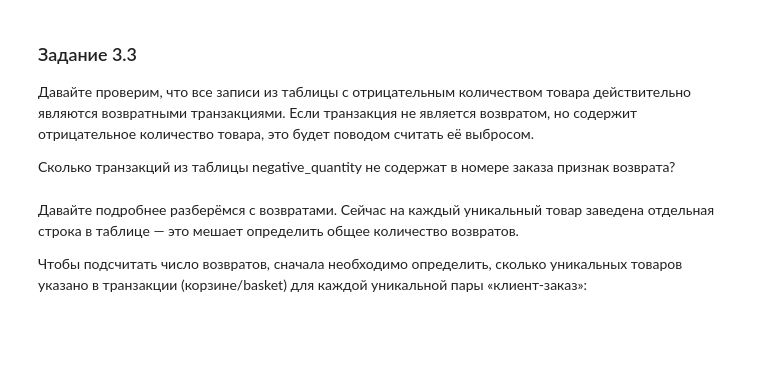
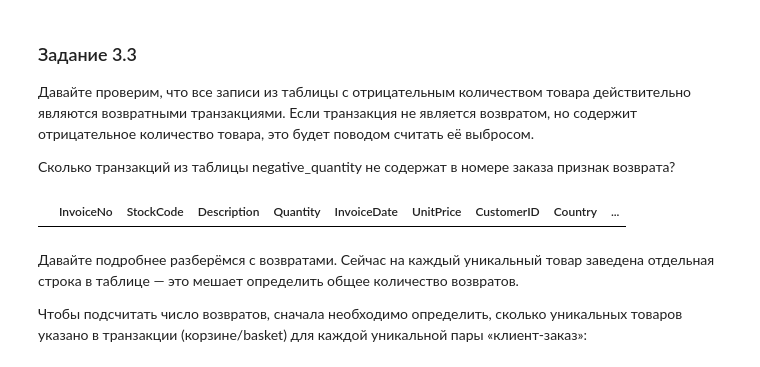
Before and after one commit to Mekhty111/Customer_Segmentation, a Jupyter notebook: Project-6. Ноутбук-шаблон.ipynb, the cells around one changed output. Saved outputs shown, nothing was run; the diff lists cells and outputs as text; code cells hidden in the pictures; blank space fills up the shorter version.

```diff
--- a/Project-6. Ноутбук-шаблон.ipynb
+++ b/Project-6. Ноутбук-шаблон.ipynb
@@ -204,3 +232,6 @@ Name: count, Length: 4070, dtype: int64
+# %%
+data.dropna(how='any', axis=0, inplace=True)
+data = data.reset_index(drop=True)
 # %% [markdown]
 ### Задание 3.2
 Следом за пропусками проверим наличие дубликатов.
@@ -208,3 +239,7 @@ Name: count, Length: 4070, dtype: int64
 1) Сколько в таблице полностью дублирующихся записей?
 
 2) Удалите дубликаты из таблицы. Сколько строк осталось?
+# %%
+data = data[~data.duplicated()]
+
+data.shape[0]
@@ -219,3 +264,9 @@ negative_quantity.head()
 Давайте проверим, что все записи из таблицы с отрицательным количеством товара действительно являются возвратными транзакциями. Если транзакция не является возвратом, но содержит отрицательное количество товара, это будет поводом считать её выбросом.
 
 Сколько транзакций из таблицы negative_quantity не содержат в номере заказа признак возврата?
+# %%
+data['cancel_or_outlier'] = np.where((data['Quantity'] < 0) & (('C' in data['InvoiceNo'].to_string())), True, False)
+# %%
+data[(data['Quantity'] < 0) & (data['cancel_or_outlier'] == False)]
+# %% [output]
+|  | InvoiceNo | StockCode | Description | Quantity | InvoiceDate | UnitPrice | CustomerID | Country | ... |
```
Also changed, not shown: parts of 8 cells of this notebook.
